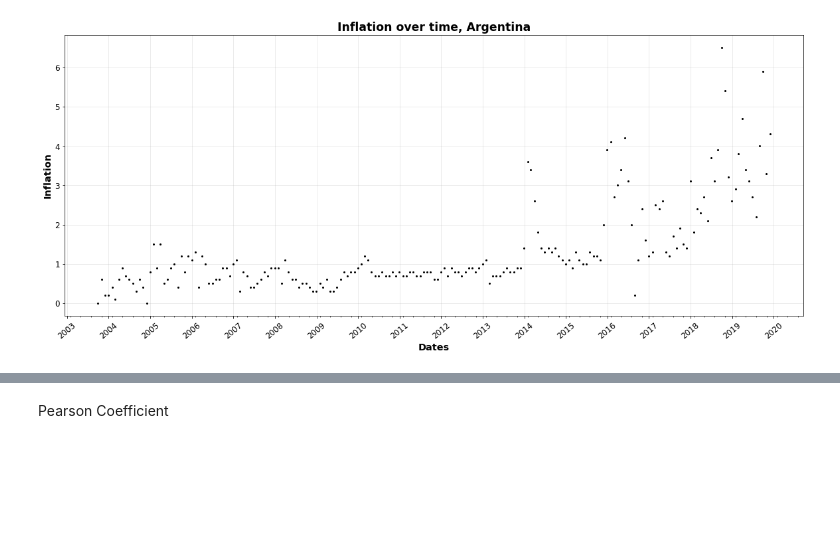
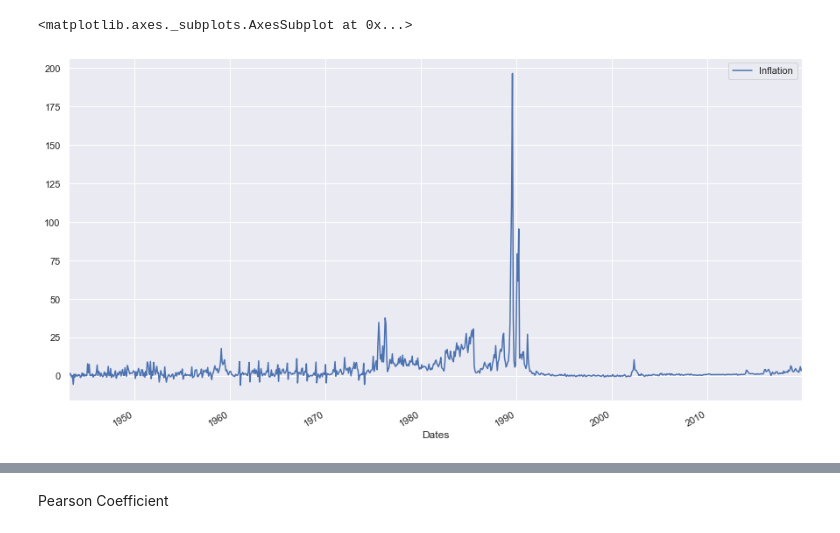
Before and after one commit to lambdaclass/finance_playground, a Jupyter notebook: notebooks/cmb_inflation/Correlation.ipynb, the cells around one changed output, grey strips where cells are left out. Drawn from its saved outputs; the diff is of its cells as text; code cells hidden in the pictures; blank space fills up the shorter version.

```diff
--- a/notebooks/cmb_inflation/Correlation.ipynb
+++ b/notebooks/cmb_inflation/Correlation.ipynb
@@ -10,4 +10,6 @@ import matplotlib.pyplot as plt
 from scipy.stats import pearsonr
 import seaborn as sns
 import matplotlib.dates as mdates
+import seaborn as sns
+sns.set(rc={'figure.figsize': (15, 8)})
 # %%
@@ -31,4 +20,6 @@ plot(df_mb,'2003-09-10',"2019-12-19",False)
-# %%
-plot(df_inf,'2003-09-10',"2019-12-19",False)
-# %% [output]
-[figure, removed]
+# %%
+inflation.set_index('Dates', inplace=True)
+inflation.plot()
+# %% [output]
+<matplotlib.axes._subplots.AxesSubplot at 0x...>
+[figure, added]
```
Also changed, not shown: parts of 17 cells of this notebook, 2 other files.
